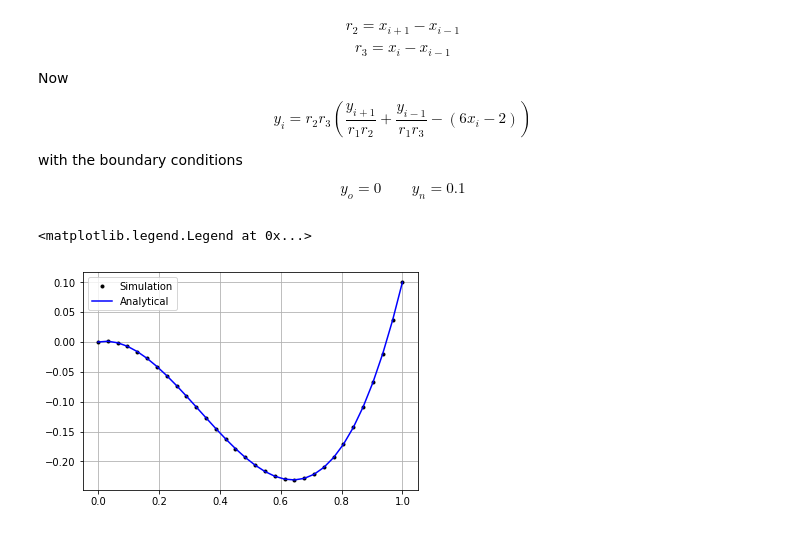
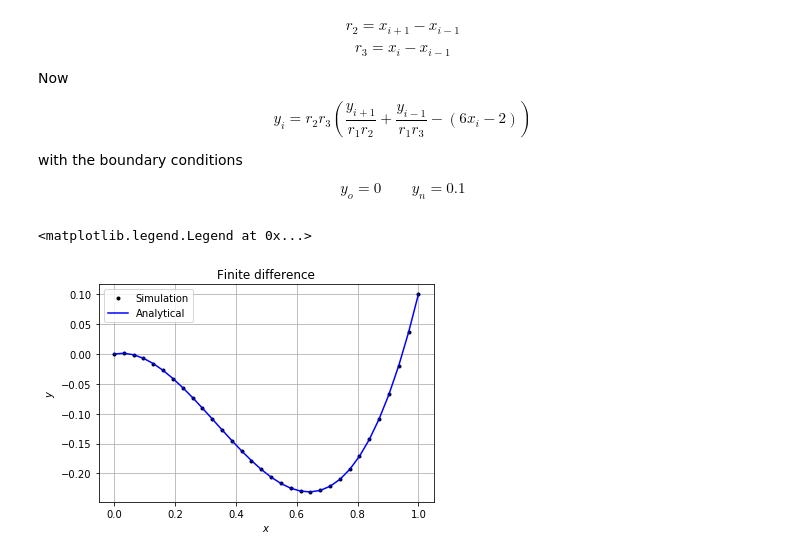
Before and after one commit to jomen93/Computational_Astrophysics, a Jupyter notebook: Exercise_8/Exercise_8.ipynb, the cells around one changed output. Saved outputs shown, nothing was run; the diff lists cells and outputs as text; code cells hidden in the pictures.

```diff
--- a/Exercise_8/Exercise_8.ipynb
+++ b/Exercise_8/Exercise_8.ipynb
@@ -70,27 +118,30 @@ $$y_{o} = 0 \qquad y_{n} = 0.1$$
 # %%
 n = 32
 b = 1.0 ; a = 0.0
 dx = (b-a)/n
 x = np.linspace(a,b,n)
 y = np.zeros(n)
 y[0] = 0.0 ; y[-1] = 0.1
 E = 1.0
 aux = 0
 dif =1e-1
 while(np.abs(dif) > 1e-10):
     aux = E
     for i in range(1,n-1):
         r1 = x[i+1]-x[i-1]
         r2 = x[i+1]-x[i]
         r3 = x[i]-x[i-1]
         y[i] = ((r2*r3)/(r1*r2))*y[i+1] + ((r2*r3)/(r1*r3))*y[i-1] - r2*r3*(6.0*x[i]-2.0)
     E = np.abs(np.mean((y[1:-1]-Y(x)[1:-1])/Y(x)[1:-1]))
     dif = E-aux
 
 plt.plot(x,y,"k.",label = "Simulation")
 plt.plot(x,Y(x),"b-",label = "Analytical")
 plt.grid(True)
+plt.xlabel("$x$")
+plt.ylabel("$y$")
+plt.title("Finite difference")
 plt.legend()
 # %% [output]
 <matplotlib.legend.Legend at 0x...>
-[figure, old version]
+[figure, new version]
```
Also changed, not shown: parts of 6 cells of this notebook, 5 other files.
